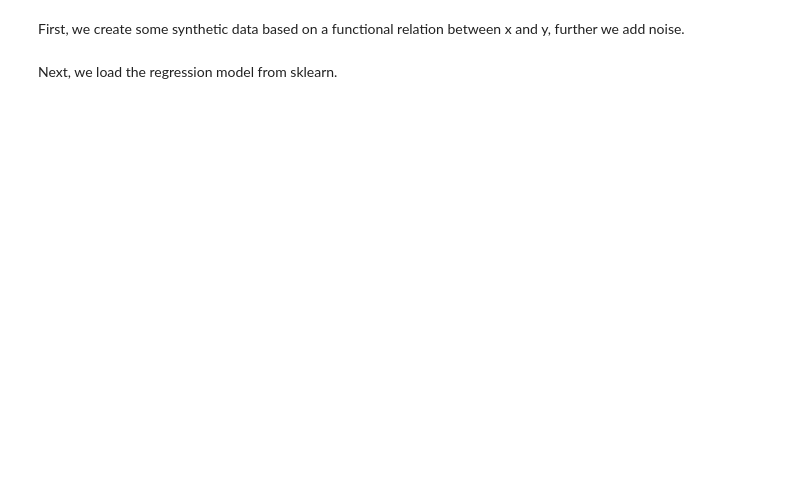
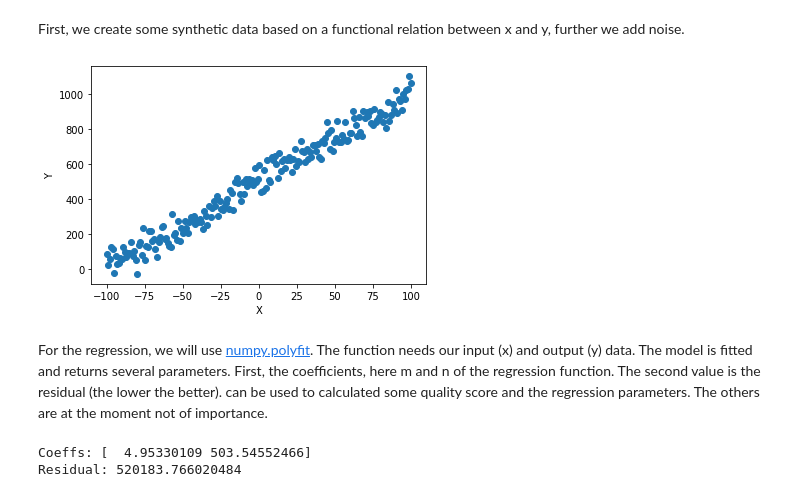
Before and after one commit to torstendahm/seismology_classroom, a Jupyter notebook: signal_processing/2.0_Regression_Introduction.ipynb, the cells around one changed output. Saved outputs shown, nothing was run; the diff lists cells and outputs as text; code cells hidden in the pictures; blank space fills up the shorter version.

Commit message:
Tlaked with mao, update regression first

```diff
--- a/signal_processing/2.0_Regression_Introduction.ipynb
+++ b/signal_processing/2.0_Regression_Introduction.ipynb
@@ -59,21 +82,35 @@ First, we create some synthetic data based on a functional relation between x an
 # %%
 # Creating data
 xdata = num.linspace(-100, 100, 200)
 
 # Setting random seed to create same noise
 num.random.seed(0)
 
 # Creating gaussian noise
 noise = num.random.normal(0, 50, len(xdata))
 
+# offset variable
+n = 500
+
 # x-y-Function
-ydata = 5 * xdata + noise
+ydata = 5 * xdata + n + noise
 
 # Plotting data
 plt.figure()
 plt.scatter(xdata, ydata)
 plt.xlabel('X')
 plt.ylabel('Y')
 plt.show()
+# %% [output]
+[figure, added]
-# %% [markdown]
-Next, we load the regression model from sklearn.
+# %% [markdown]
+For the regression, we will use [numpy.polyfit](https://numpy.org/doc/stable/reference/generated/numpy.polyfit.html). The function needs our input (x) and output (y) data. The model is fitted and returns several parameters. First, the coefficients, here m and n of the regression function. The second value is the residual (the lower the better). can be used to calculated some quality score and the regression parameters. The others are at the moment not of importance.
+# %%
+# Fitting
+order = 1 # 1 for linear
+coeff, residuals, _, _, _ = num.polyfit(xdata, ydata, order, full=True)
+print('Coeffs:', coeff)
+print('Residual:', residuals[0])
+# %% [output]
+Coeffs: [  4.95330109 503.54552466]
+Residual: 520183.766020484
```
Also changed, not shown: parts of 32 cells of this notebook, 6 other files.
